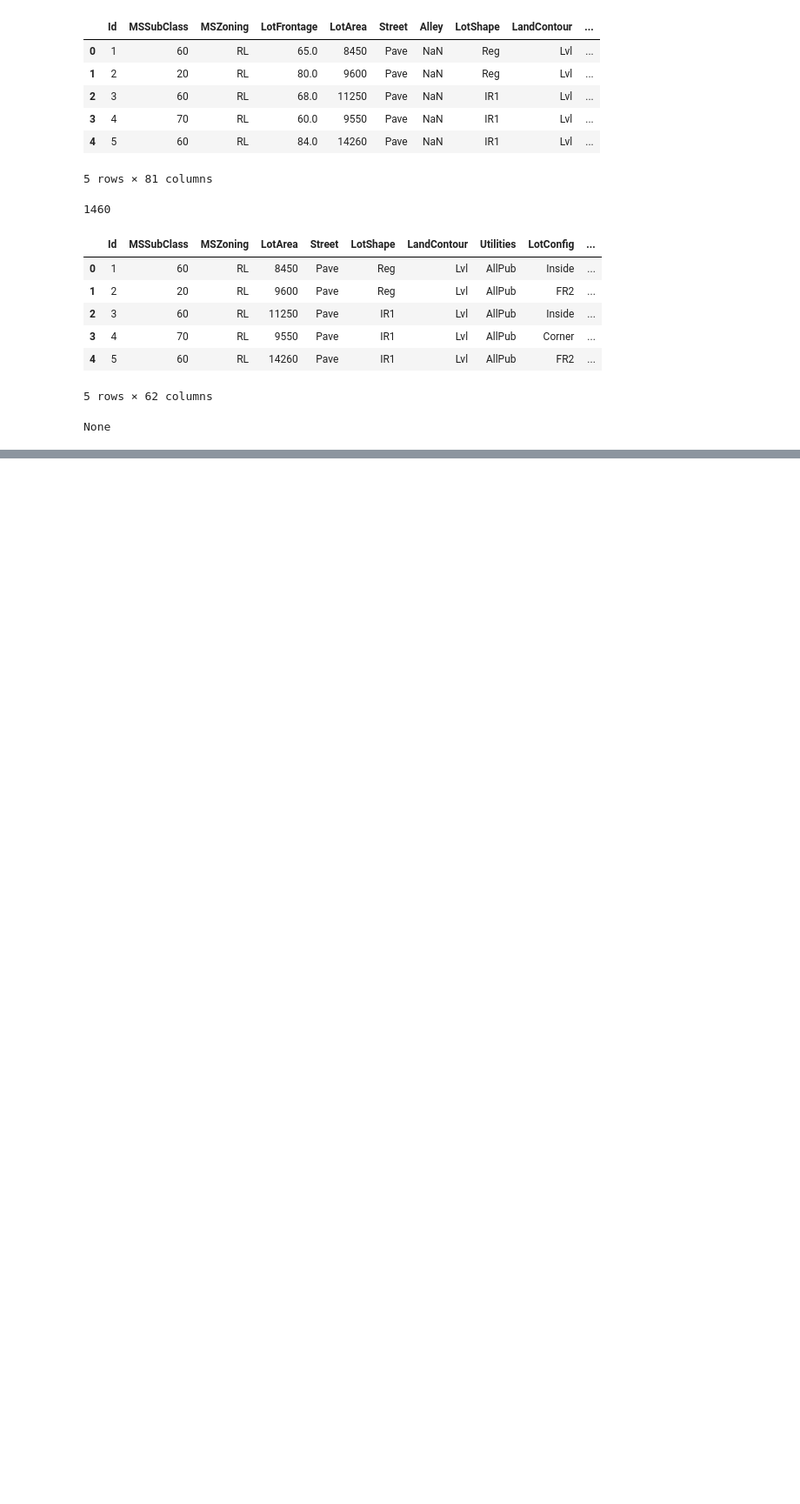
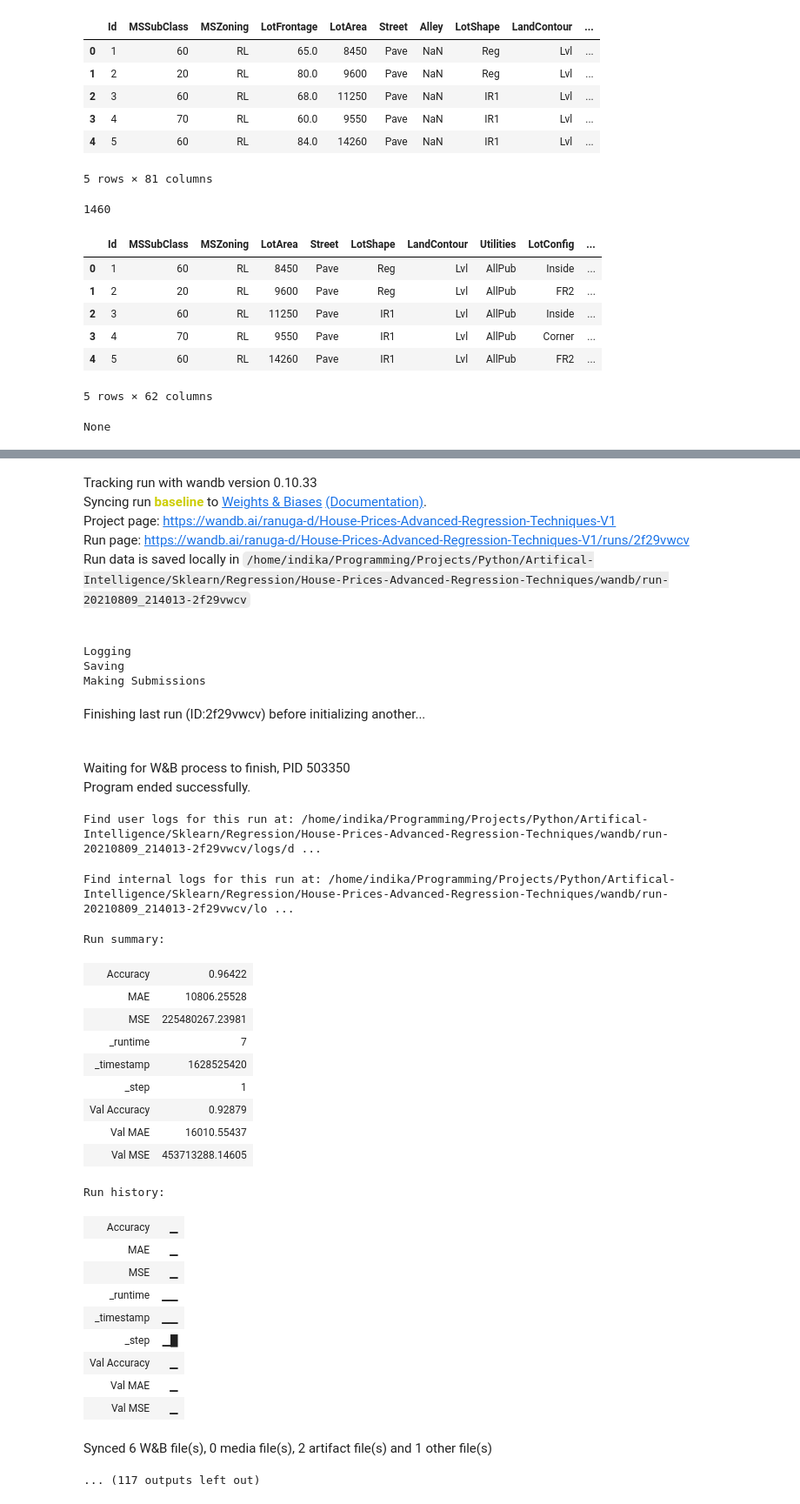
Before and after one commit to Programmer-RD-AI-Archive/House-Prices-Advanced-Regression-Techniques-V1, a Jupyter notebook: 00.ipynb, the cells around one changed output, grey strips where cells are left out. Shown at 87% size. Drawn from its saved outputs; the diff is of its cells as text; code cells hidden in the pictures; blank space fills up the shorter version.

```diff
--- a/00.ipynb
+++ b/00.ipynb
@@ -152,35 +154,12 @@ None
 # %%
-
+X = data.drop('SalePrice',axis=1)
+y = data['SalePrice']
+X_train,X_test,y_train,y_test = train_test_split(X,y,test_size=0.0625)
 mct = make_column_transformer(
     (OneHotEncoder(handle_unknown='ignore'),cols_to_one_hot_encode),
     remainder='passthrough'
 )
 X_train = mct.fit_transform(X_train)
 X_test = mct.transform(X_test)
-X_train = X_train.toarray()
-X_test = X_test.toarray()
-fit(GradientBoostingRegressor(),X_train,X_test,y_train,y_test,'Without Fe')
-for col in list(X.columns):
-    try:
-        data = old_data.copy()
-        max_num = data[col].quantile(0.95)
-        min_num = data[col].quantile(0.05)
-        data = data[data[col] < max_num]
-        data = data[data[col] > min_num]
-        X = data.drop('SalePrice',axis=1)
-        y = data['SalePrice']
-        X_train,X_test,y_train,y_test = train_test_split(X,y,test_size=0.0625)
-        mct = make_column_transformer(
-            (OneHotEncoder(handle_unknown='ignore'),cols_to_one_hot_encode),
-            remainder='passthrough'
-        )
-        X_train = mct.fit_transform(X_train)
-        X_test = mct.transform(X_test)
-        try:
-            X_train = X_train.toarray()
-            X_test = X_test.toarray()
-        except:
-            pass
-        model = fit(GradientBoostingRegressor(),X_train,X_test,y_train,y_test,f'{col}-fe')
-    except:
-        pass
+# X_train = X_train.toarray()
+# X_test = X_test.toarray()
@@ -229,0 +187,5 @@ len(X_test[0])
+# %%
+model = GradientBoostingRegressor()
+for _ in range(10):
+    model = fit(model,X_train,X_test,y_train,y_test,'baseline')
+# %% [output]
@@ -229,0 +195,35 @@ len(X_test[0])
+Tracking run with wandb version 0.10.33
+Syncing run baseline to Weights & Biases (Documentation).
+Project page: https://wandb.ai/ranuga-d/House-Prices-Advanced-Regression-Techniques-V1
+Run page: https://wandb.ai/ranuga-d/House-Prices-Advanced-Regression-Techniques-V1/runs/2f29vwcv
+Run data is saved locally in /home/indika/Programming/Projects/Python/Artifical-Intelligence/Sklearn/Regression/House-Prices-Advanced-Regression-Techniques/wandb/run-20210809_214013-2f29vwcv
+Logging
+Saving
+Making Submissions
+Finishing last run (ID:2f29vwcv) before initializing another...
+Waiting for W&B process to finish, PID 503350
+Program ended successfully.
+Find user logs for this run at: /home/indika/Programming/Projects/Python/Artifical-Intelligence/Sklearn/Regression/House-Prices-Advanced-Regression-Techniques/wandb/run-20210809_214013-2f29vwcv/logs/d ...
+Find internal logs for this run at: /home/indika/Programming/Projects/Python/Artifical-Intelligence/Sklearn/Regression/House-Prices-Advanced-Regression-Techniques/wandb/run-20210809_214013-2f29vwcv/lo ...
+Run summary:
+| Accuracy | 0.96422 |
+| MAE | 10806.25528 |
+| MSE | 225480267.23981 |
+| _runtime | 7 |
+| _timestamp | 1628525420 |
+| _step | 1 |
+| Val Accuracy | 0.92879 |
+| Val MAE | 16010.55437 |
+| Val MSE | 453713288.14605 |
+Run history:
+| Accuracy | ▁ |
+| MAE | ▁ |
+| MSE | ▁ |
+| _runtime | ▁▁ |
+| _timestamp | ▁▁ |
+| _step | ▁█ |
+| Val Accuracy | ▁ |
+| Val MAE | ▁ |
+| Val MSE | ▁ |
+Synced 6 W&B file(s), 0 media file(s), 2 artifact file(s) and 1 other file(s)
+... (117 outputs left out)
```
Also changed, not shown: parts of 9 cells of this notebook, 37 other files.
